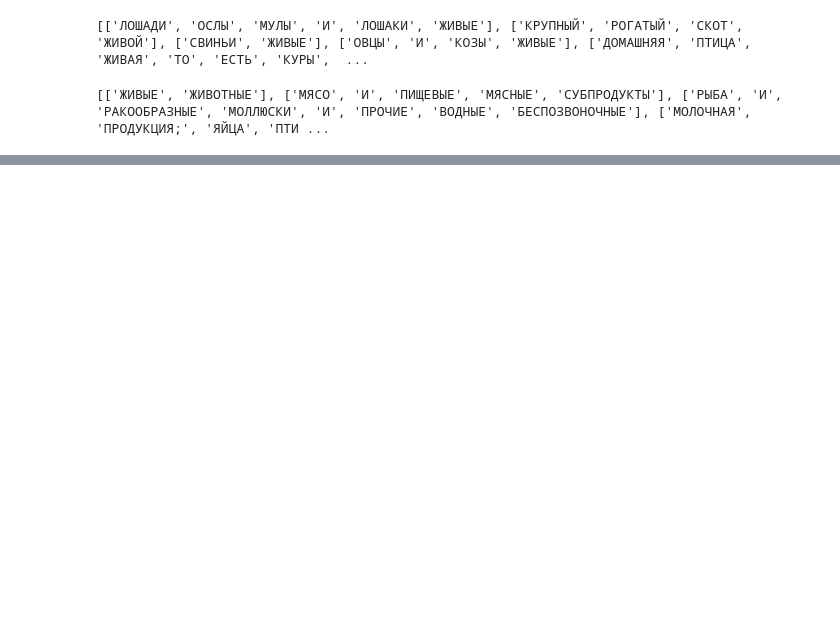
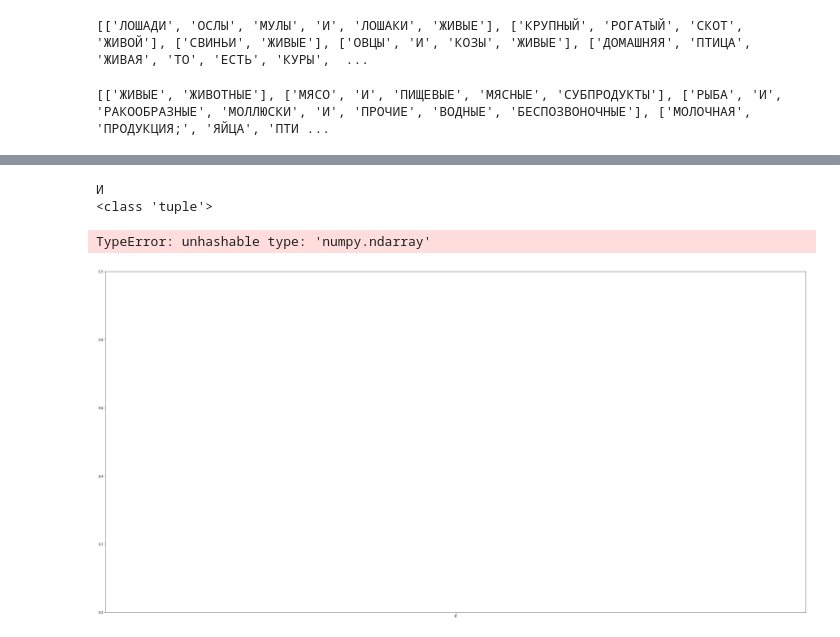
Before and after one commit to Alexsnegur/WhoCatAI, a Jupyter notebook: Test1.ipynb, the cells around one changed output, grey strips where cells are left out. Cells and saved outputs as stored; diff of their text form; code cells hidden in the pictures; blank space fills up the shorter version.

```diff
--- a/Test1.ipynb
+++ b/Test1.ipynb
@@ -76,0 +99,10 @@ for i in wv.most_similar(positive=['ЖИВЫЕ'], topn=10):
+# %%
+print(wv.index_to_key[0])
+%matplotlib inline
+plt.rcParams['figure.figsize']=(40,20)
+sns.scatterplot(x=wv.index_to_key, y=y_plt)
+# %% [output]
+И
+<class 'tuple'>
+TypeError: unhashable type: 'numpy.ndarray'
+[figure, added]
```
Also changed, not shown: parts of 4 cells of this notebook.
